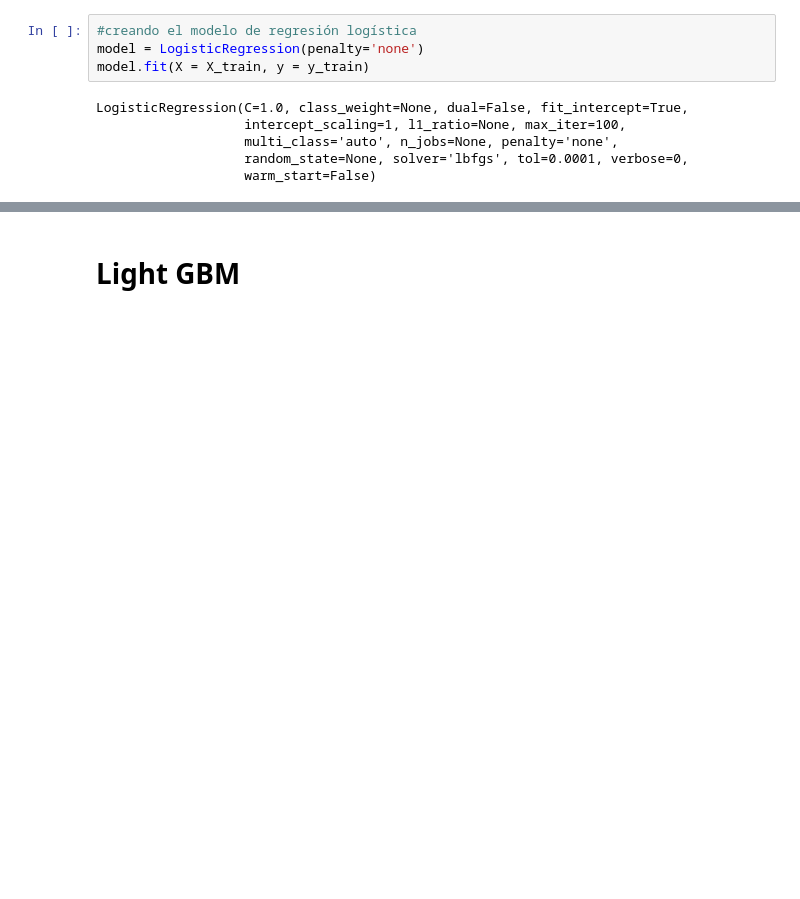
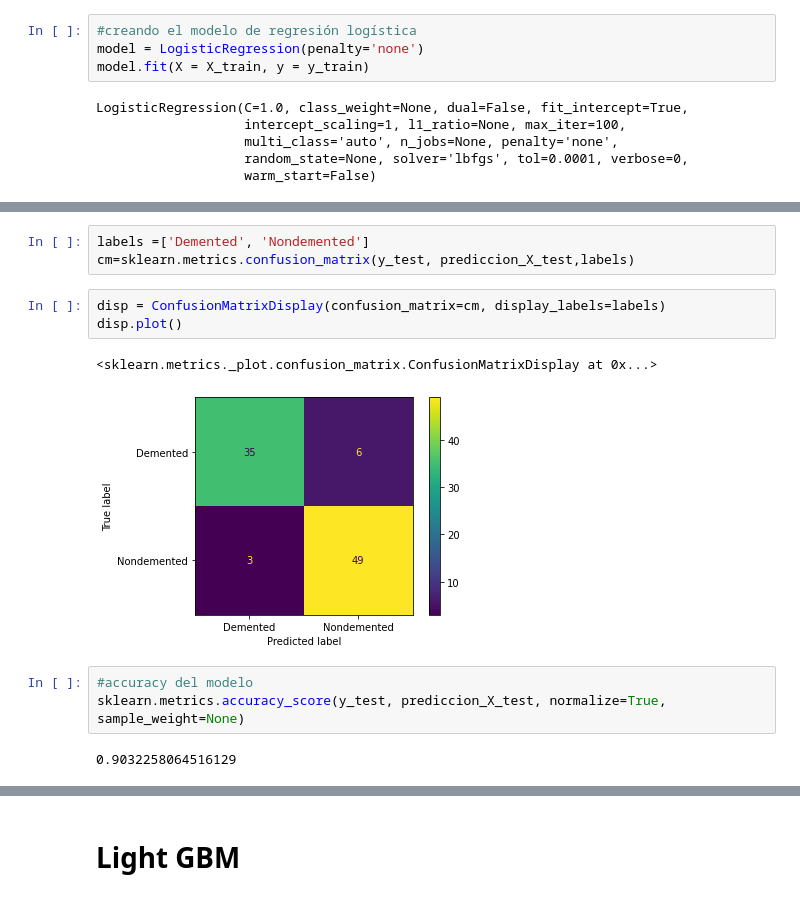
Before and after one commit to GustavoDLRA/Clasificador-para-datos-tabulares-de-Alzheimer, a Jupyter notebook: Prediccion_Datos_Tabulares.ipynb, the cells around one changed output, grey strips where cells are left out. Saved outputs shown, nothing was run; the diff lists cells and outputs as text; blank space fills up the shorter version.

```diff
--- a/Prediccion_Datos_Tabulares.ipynb
+++ b/Prediccion_Datos_Tabulares.ipynb
@@ -556,2 +609,16 @@ plt.grid()
+# %%
+labels =['Demented', 'Nondemented']
+cm=sklearn.metrics.confusion_matrix(y_test, prediccion_X_test,labels)
+# %%
+disp = ConfusionMatrixDisplay(confusion_matrix=cm, display_labels=labels)
+disp.plot()
+# %% [output]
+<sklearn.metrics._plot.confusion_matrix.ConfusionMatrixDisplay at 0x...>
+[figure, added]
+# %%
+#accuracy del modelo
+sklearn.metrics.accuracy_score(y_test, prediccion_X_test, normalize=True, sample_weight=None)
+# %% [output]
+0.9032258064516129
 # %%
 print(metrics.classification_report(y_svm_test,clf.predict(X_svm_test)))
```
Also changed, not shown: parts of 30 cells of this notebook.
